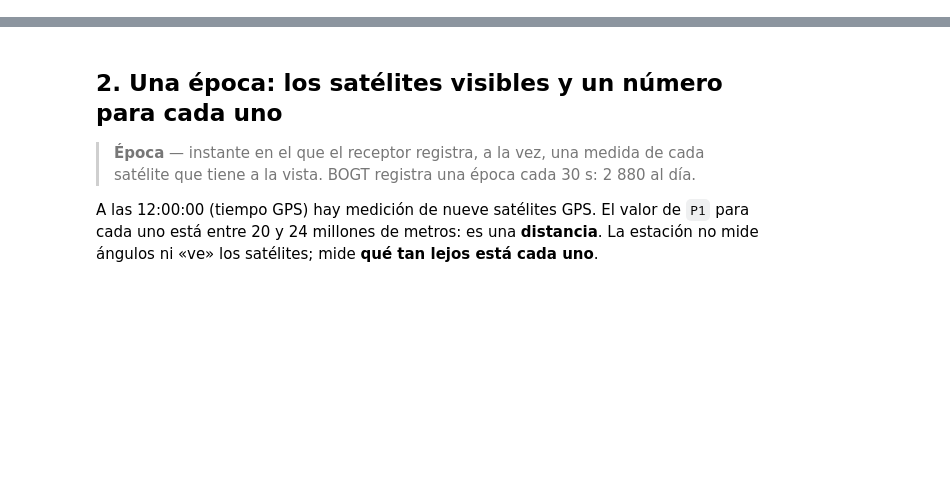
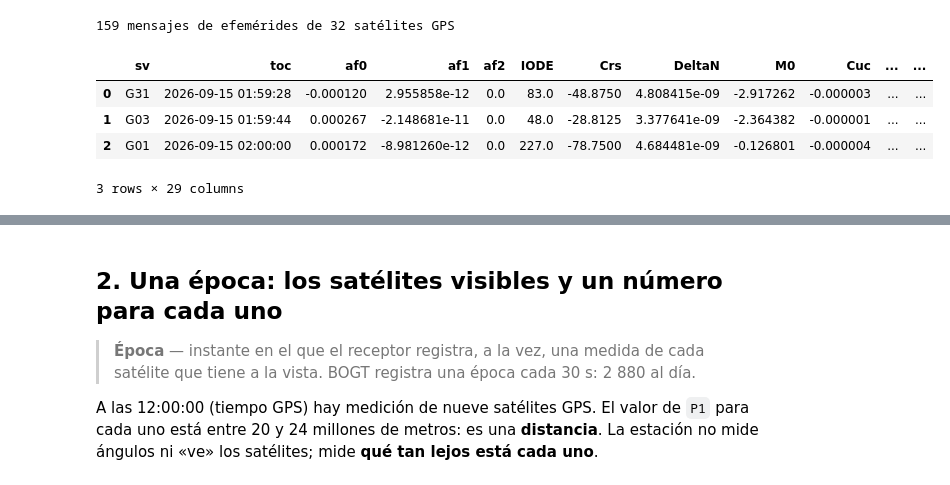
Before and after one commit to jdavidortega/Geographic_Data_Science_with_Python, a Jupyter notebook: Geospatial/gnss_pseudodistancia.ipynb, the cells around one changed output, grey strips where cells are left out. Cells and saved outputs as stored; diff of their text form; code cells hidden in the pictures; blank space fills up the shorter version.

```diff
--- a/Geospatial/gnss_pseudodistancia.ipynb
+++ b/Geospatial/gnss_pseudodistancia.ipynb
@@ -31,15 +73,3 @@ AZUL, ROJO, VERDE, GRIS, NARANJA = "#1F3864", "#9C0006", "#375623", "#7F7F7F", "
 
 # velocidad de la luz en el vacío (m/s): valor exacto, porque define el metro en el SI
 C = 299_792_458.0
-
-# el dato común: una fila por época y satélite GPS
-D = pd.read_csv("data/bogt_20260915_gps.csv", parse_dates=["t"])
-
-# la posición publicada de la estación (X, Y, Z geocéntricas, en metros)
-lineas = open("data/bogt_20260915_estacion.txt").read().splitlines()[1:]
-est = dict(linea.split() for linea in lineas)
-rx = np.array([float(est["X"]), float(est["Y"]), float(est["Z"])])
-
-print("filas:", len(D), "| épocas:", D.t.nunique(), "| satélites distintos:", D.sv.nunique())
-print("BOGT (X, Y, Z) =", rx)
-D.head()
@@ -54,0 +186,32 @@ BOGT (X, Y, Z) = [ 1744399.0397 -6116037.5577   512731.7532]
+# %%
+def leer_nav_gps(ruta):
+    """Lee un RINEX 3 de navegación y devuelve las efemérides GPS: una fila por mensaje, con el instante de referencia del reloj (toc)."""
+    lineas = open(ruta, encoding="latin-1").read().splitlines()
+    i = next(k for k, l in enumerate(lineas) if "END OF HEADER" in l) + 1
+    num = lambda s: float(s.replace("D", "E")) if s.strip() else np.nan        # los números vienen en notación Fortran (1.2D-03)
+    campos = ["IODE", "Crs", "DeltaN", "M0", "Cuc", "e", "Cus", "sqrtA", "Toe", "Cic", "Omega0", "Cis",
+              "i0", "Crc", "omega", "OmegaDot", "IDOT", "L2codes", "semana", "L2P", "precision", "salud", "TGD", "IODC"]
+    lineas_por_sistema = {"G": 8, "E": 8, "C": 8, "J": 8, "I": 8, "R": 4, "S": 4}   # cada mensaje ocupa 8 líneas (GLONASS y SBAS, 4)
+    filas = []
+    while i < len(lineas):
+        l = lineas[i]
+        n = lineas_por_sistema.get(l[0], 1)
+        if l[0] == "G":
+            toc = pd.Timestamp(int(l[4:8]), int(l[9:11]), int(l[12:14]), int(l[15:17]), int(l[18:20]), int(l[21:23]))
+            reloj = [num(l[23 + 19 * k:42 + 19 * k]) for k in range(3)]                  # af0 (s), af1 (s/s), af2 (s/s²)
+            resto = [num(ll[4 + 19 * k:23 + 19 * k]) for ll in lineas[i + 1:i + 7] for k in range(4)]
+            filas.append([l[:3], toc] + reloj + resto)
+        i += n
+    nav = pd.DataFrame(filas, columns=["sv", "toc", "af0", "af1", "af2"] + campos)
+    return nav[nav.salud == 0].drop_duplicates(["sv", "toc"])        # solo mensajes de satélites sanos, sin repetidos
+
+nav = leer_nav_gps(rnx_nav)
+print(f"{len(nav)} mensajes de efemérides de {nav.sv.nunique()} satélites GPS")
+nav.head(3)
+# %% [output]
+159 mensajes de efemérides de 32 satélites GPS
+|  | sv | toc | af0 | af1 | af2 | IODE | Crs | DeltaN | M0 | Cuc | ... | ... |
+| 0 | G31 | 2026-09-15 01:59:28 | -0.000120 | 2.955858e-12 | 0.0 | 83.0 | -48.8750 | 4.808415e-09 | -2.917262 | -0.000003 | ... | ... |
+| 1 | G03 | 2026-09-15 01:59:44 | 0.000267 | -2.148681e-11 | 0.0 | 48.0 | -28.8125 | 3.377641e-09 | -2.364382 | -0.000001 | ... | ... |
+| 2 | G01 | 2026-09-15 02:00:00 | 0.000172 | -8.981260e-12 | 0.0 | 227.0 | -78.7500 | 4.684481e-09 | -0.126801 | -0.000004 | ... | ... |
+3 rows × 29 columns
```
Also changed, not shown: parts of 21 cells of this notebook, 4 other files.
